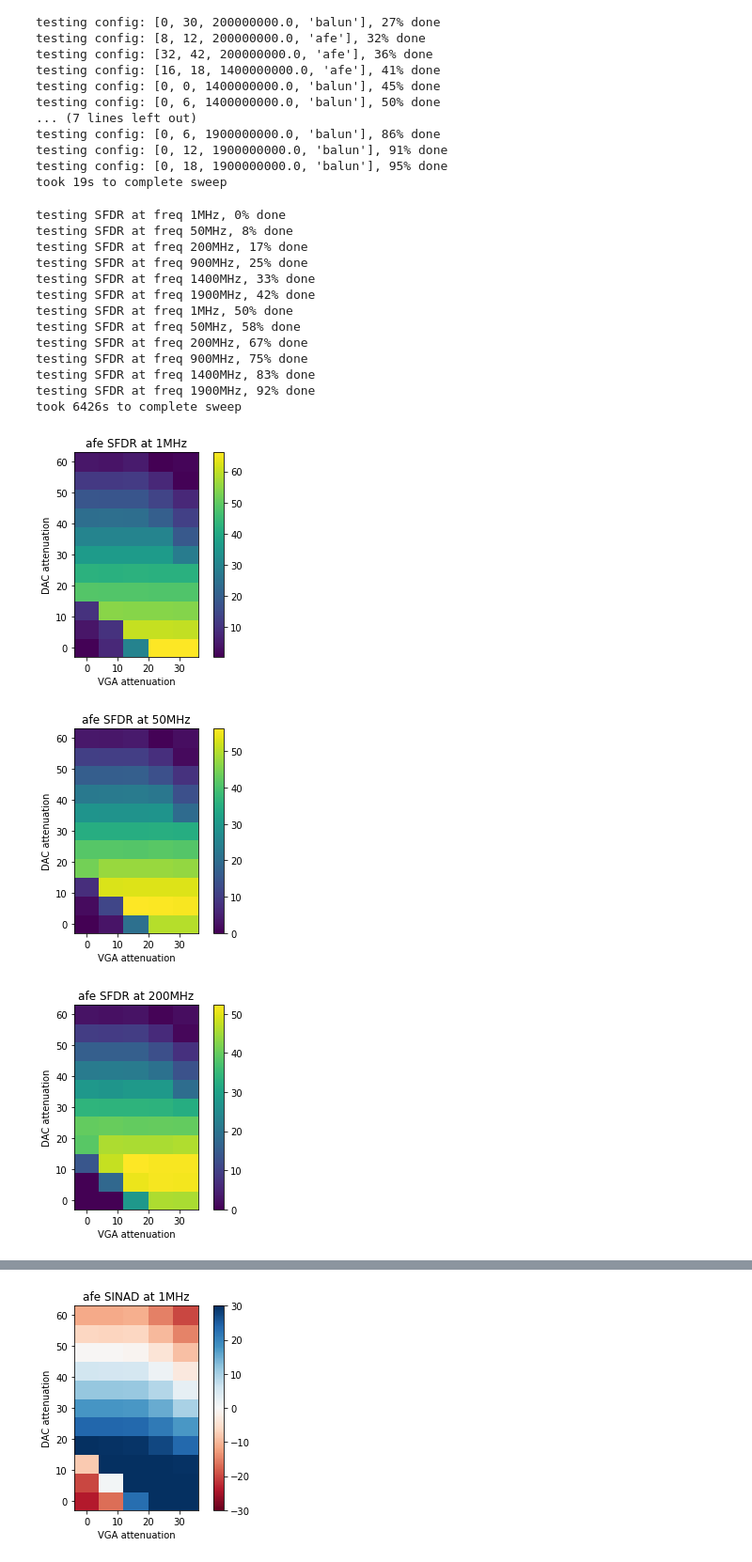
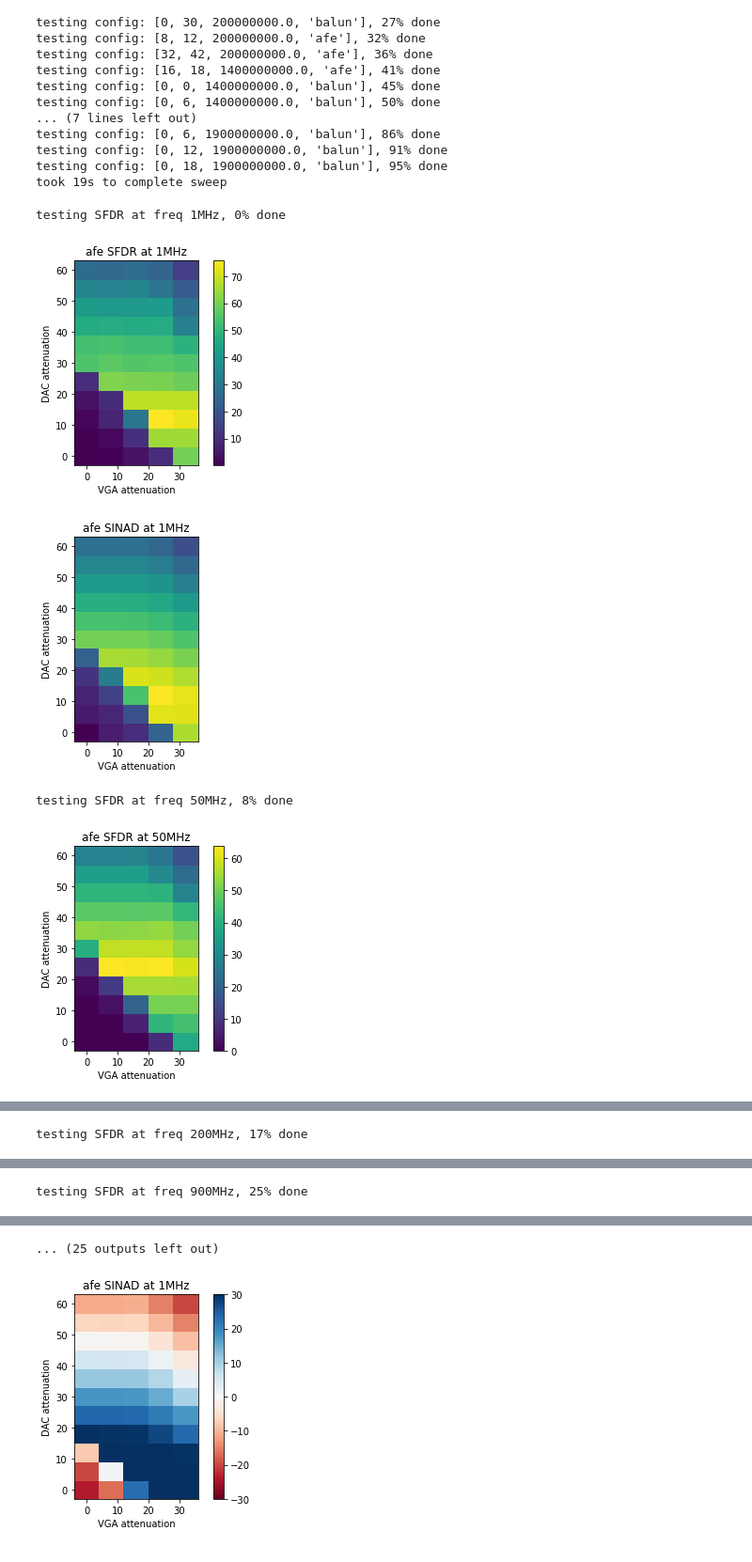
Before and after one commit to qnngroup/rfsoc_dds, a Jupyter notebook: pynq/dds_loopback_overlay.ipynb, the cells around one changed output, grey strips where cells are left out. Shown: that part at 94% size. Cells and saved outputs as stored; diff of their text form; code cells hidden in the pictures.

```diff
--- a/pynq/dds_loopback_overlay.ipynb
+++ b/pynq/dds_loopback_overlay.ipynb
@@ -6,7 +7,7 @@ import scipy.signal
 import time
 from dds_loopback import DDSOverlay
 # %%
-ol = DDSOverlay(bitfile_name='hw/top_dac_feedthrough_dual_frontend_w_spi_trig_select.bit',dbg=True,plot=False,n_buffers=1,download=False)
+ol = DDSOverlay(bitfile_name='hw/top_dac_feedthrough_dual_frontend_w_spi_trig_select.bit',dbg=True,plot=False,n_buffers=1,download=True)
 # %% [output]
 loading bitfile hw/top_dac_feedthrough_dual_frontend_w_spi_trig_select.bit
 # %%
@@ -14,10 +15,10 @@ ol.shutdown_dac()
 # %% [output]
 setting cos_scale to 15 (90dB attenuation)
 # %%
-ol.set_dac_atten_dB(12)
+ol.set_dac_atten_dB(0)
 ol.set_vga_atten_dB(18)
 ol.set_sample_buffer_trigger_source('manual')
-ol.set_freq_hz(1100e6)
+ol.set_freq_hz(10e6)
 #ol.set_sample_buffer_trigger_source('dds_auto')
 #ol.set_freq_hz(800e6)
 #ol.dma(0)
@@ -58,12 +59,12 @@ dt = 1.394552778861122
 [figure]
 # %%
 # snr test
-ol.set_adc_source('afe')
+ol.set_adc_source('balun')
 ol.set_sample_buffer_trigger_source('manual')
 t1 = ol.timer.read_count()
-ol.set_vga_atten_dB(20)
+ol.set_vga_atten_dB(0)
 ol.set_dac_atten_dB(0)
-freq = 229e6
+freq = 1400e6
 ol.set_freq_hz(freq)
 time.sleep(0.01)
 ol.manual_trigger()
@@ -76,4 +77,5 @@ print(f'sinad = {sinad}, psignal = {psignal}, pnoise = {pnoise}')
 t2 = ol.timer.read_count()
 dt = ol.timer.time_it(t1, t2)
 print(f'dt = {dt}')
+10*np.log10(psignal/(2**15)**2)
 # %% [output]
@@ -85,0 +89,14 @@ dt = 3.3536344763447636
+# %%
+ol.set_adc_source('balun')
+ol.set_sample_buffer_trigger_source('manual')
+t1 = ol.timer.read_count()
+ol.set_vga_atten_dB(0)
+ol.set_dac_atten_dB(0)
+freq = 1400e6
+ol.set_freq_hz(freq)
+time.sleep(0.01)
+ol.manual_trigger()
+time.sleep(0.01)
+ol.dma(0)
+# dBFS of tone
+print(20*np.log10(np.std(np.array(ol.dma_buffers[0])/2**15,axis=0)))
@@ -196,49 +218,47 @@ for s,src in enumerate(['afe', 'balun']):
                     psignal_limit[f,d,v,s,a] = psignal_calc[1]
                     pnoise[f,d,v,s,a] = pnoise_calc[0]
                     pnoise_limit[f,d,v,s,a] = pnoise_calc[1]
-
                 if src == 'balun':
                     # vga atten doesn't do anything for balun
                     break
         plt.figure()
         v,d = np.meshgrid(vga_atten_settings, dac_atten_settings)
         plt.pcolor(v, d, np.median(sfdr[f,:,:,s,:],axis=2))
         plt.colorbar()
         plt.gca().set_aspect('equal')
         plt.title(f'{src} SFDR at {round(freq/1e6)}MHz')
         plt.xlabel('VGA attenuation')
         plt.ylabel('DAC attenuation')
+        plt.show()
+        plt.figure()
+        v,d = np.meshgrid(vga_atten_settings, dac_atten_settings)
+        plt.pcolor(v, d, np.median(sinad[f,:,:,s,:],axis=2))
+        plt.colorbar()
+        plt.gca().set_aspect('equal')
+        plt.title(f'{src} SINAD at {round(freq/1e6)}MHz')
+        plt.xlabel('VGA attenuation')
+        plt.ylabel('DAC attenuation')
+        plt.show()
 t2 = time.time()
 data_dict = {
     'vga_atten_dB': vga_atten_settings,
     'dac_atten_dB': dac_atten_settings,
     'freqs_hz': freqs,
     'src': ['afe', 'balun'],
     'sfdr_dBc': sfdr,
     'sfdr_limit_dBc': sfdr_limit,
     'sinad_dBc': sinad,
     'sinad_limit_dBc': sinad_limit,
     'pnoise_analog_lsb': pnoise,
     'pnoise_digital_lsb': pnoise_limit,
     'psignal_analog_lsb': psignal,
     'psignal_digital_lsb': psignal_limit,
 }
-scipy.io.savemat('data/afe_vs_balun_sfdr_sinad.mat', data_dict)
+scipy.io.savemat('data/afe_vs_balun_sfdr_sinad_20dB_loopback.mat', data_dict)
 print(f'took {round(t2-t1)}s to complete sweep')
 # %% [output]
 testing SFDR at freq 1MHz, 0% done
-testing SFDR at freq 50MHz, 8% done
-testing SFDR at freq 200MHz, 17% done
-testing SFDR at freq 900MHz, 25% done
-testing SFDR at freq 1400MHz, 33% done
-testing SFDR at freq 1900MHz, 42% done
-testing SFDR at freq 1MHz, 50% done
-testing SFDR at freq 50MHz, 58% done
-testing SFDR at freq 200MHz, 67% done
-testing SFDR at freq 900MHz, 75% done
-testing SFDR at freq 1400MHz, 83% done
-testing SFDR at freq 1900MHz, 92% done
-took 6426s to complete sweep
-[figure, old version]
+[figure, new version]
-[figure, old version]
+[figure, new version]
+testing SFDR at freq 50MHz, 8% done
-[figure, old version]
+[figure, new version]
@@ -245,0 +266 @@ took 6426s to complete sweep
+testing SFDR at freq 200MHz, 17% done
@@ -247,0 +269 @@ took 6426s to complete sweep
+testing SFDR at freq 900MHz, 25% done
@@ -254 +272,2 @@ took 6426s to complete sweep
+... (25 outputs left out)
 # %%
```
Also changed, not shown: parts of 6 cells of this notebook, 1 other file.
